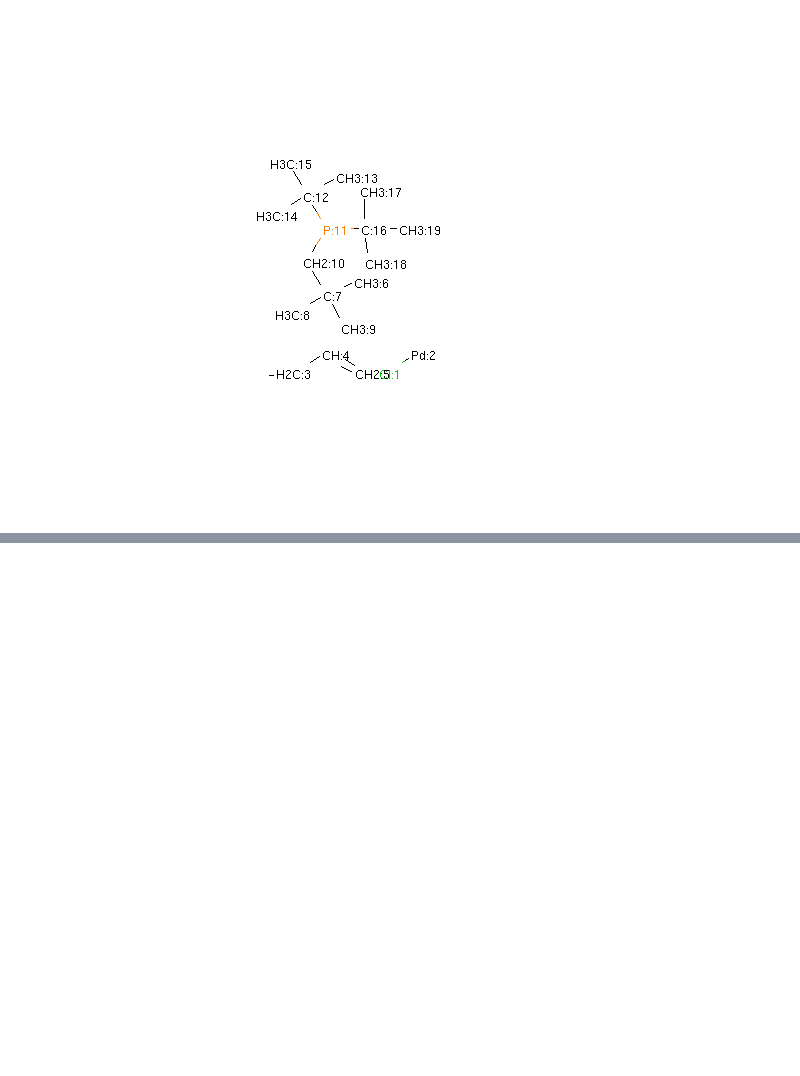
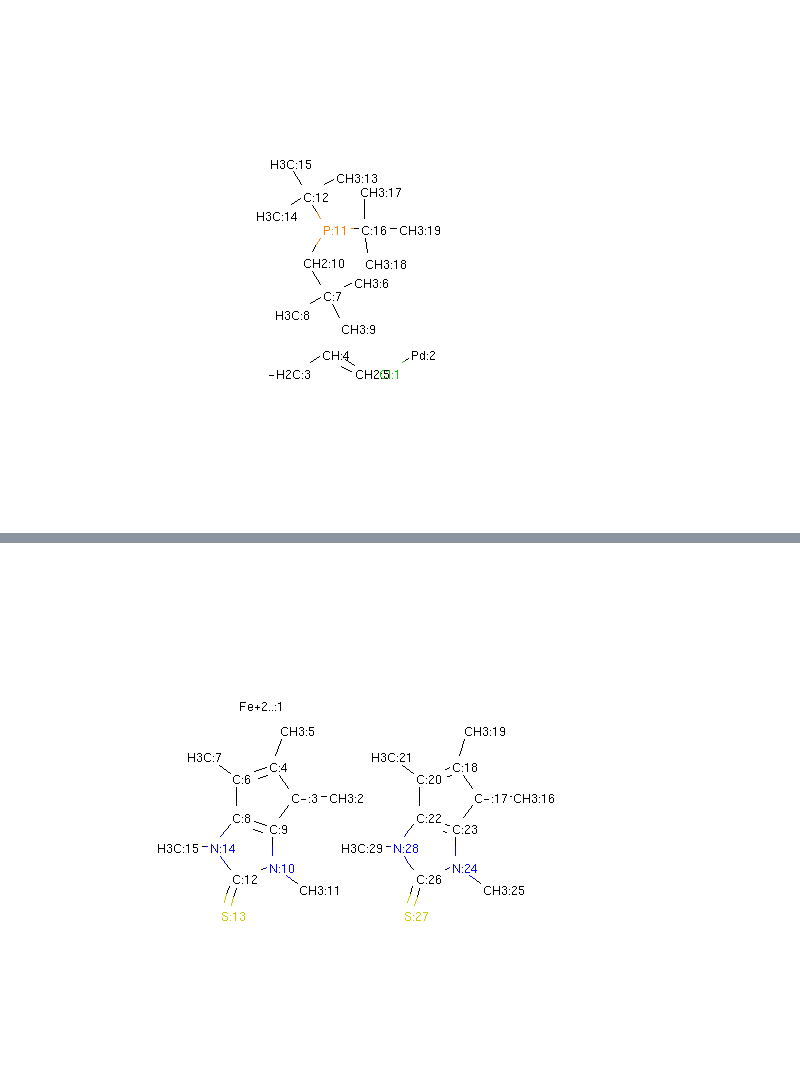
Before and after one commit to ualibweb/UALIB_ChemStructures, a Jupyter notebook: Jupyter_IndexTemplate/Organometallics_PCnonstandardBonds.ipynb, the cells around one changed output, grey strips where cells are left out. Saved outputs shown, nothing was run; the diff lists cells and outputs as text; code cells hidden in the pictures; blank space fills up the shorter version.

```diff
--- a/Jupyter_IndexTemplate/Organometallics_PCnonstandardBonds.ipynb
+++ b/Jupyter_IndexTemplate/Organometallics_PCnonstandardBonds.ipynb
@@ -1912,0 +2101,73 @@ Chem.Draw.MolToImage(UALIB_2100, size=(500, 500))
+# %%
+# UALIB-2784
+
+UALIB_2784 = Chem.MolFromMolBlock("""
+     RDKit          2D
+
+ 29 30  0  0  0  0  0  0  0  0999 V2000
+    0.0000    3.6401    0.0000 Fe  0  0  0  0  0 15  0  0  0  0  0  0
+    2.7760    0.0000    0.0000 C   0  0  0  0  0  0  0  0  0  0  0  0
+    1.2760    0.0000    0.0000 C   0  0  0  0  0  3  0  0  0  0  0  0
+    0.3943    1.2135    0.0000 C   0  0  0  0  0  0  0  0  0  0  0  0
+    0.8578    2.6401    0.0000 C   0  0  0  0  0  0  0  0  0  0  0  0
+   -1.0323    0.7500    0.0000 C   0  0  0  0  0  0  0  0  0  0  0  0
+   -2.2458    1.6317    0.0000 C   0  0  0  0  0  0  0  0  0  0  0  0
+   -1.0323   -0.7500    0.0000 C   0  0  0  0  0  0  0  0  0  0  0  0
+    0.3943   -1.2135    0.0000 C   0  0  0  0  0  0  0  0  0  0  0  0
+    0.3943   -2.7135    0.0000 N   0  0  0  0  0  0  0  0  0  0  0  0
+    1.6078   -3.5952    0.0000 C   0  0  0  0  0  0  0  0  0  0  0  0
+   -1.0323   -3.1771    0.0000 C   0  0  0  0  0  0  0  0  0  0  0  0
+   -1.4958   -4.6036    0.0000 S   0  0  0  0  0  0  0  0  0  0  0  0
+   -1.9140   -1.9635    0.0000 N   0  0  0  0  0  0  0  0  0  0  0  0
+   -3.4140   -1.9635    0.0000 C   0  0  0  0  0  0  0  0  0  0  0  0
+    9.9659    0.0000    0.0000 C   0  0  0  0  0  0  0  0  0  0  0  0
+    8.4659    0.0000    0.0000 C   0  0  0  0  0  3  0  0  0  0  0  0
+    7.5842    1.2135    0.0000 C   0  0  0  0  0  0  0  0  0  0  0  0
+    8.0478    2.6401    0.0000 C   0  0  0  0  0  0  0  0  0  0  0  0
+    6.1577    0.7500    0.0000 C   0  0  0  0  0  0  0  0  0  0  0  0
+    4.9441    1.6317    0.0000 C   0  0  0  0  0  0  0  0  0  0  0  0
+    6.1577   -0.7500    0.0000 C   0  0  0  0  0  0  0  0  0  0  0  0
+    7.5842   -1.2135    0.0000 C   0  0  0  0  0  0  0  0  0  0  0  0
+    7.5842   -2.7135    0.0000 N   0  0  0  0  0  0  0  0  0  0  0  0
+    8.7978   -3.5952    0.0000 C   0  0  0  0  0  0  0  0  0  0  0  0
+    6.1577   -3.1771    0.0000 C   0  0  0  0  0  0  0  0  0  0  0  0
+    5.6941   -4.6036    0.0000 S   0  0  0  0  0  0  0  0  0  0  0  0
+    5.2760   -1.9635    0.0000 N   0  0  0  0  0  0  0  0  0  0  0  0
+    3.7760   -1.9635    0.0000 C   0  0  0  0  0  0  0  0  0  0  0  0
+  2  3  1  0
+  3  4  1  0
+  4  5  1  0
+  4  6  2  0
+  6  7  1  0
+  6  8  1  0
+  8  9  2  0
+  9 10  1  0
+ 10 11  1  0
+ 10 12  1  0
+ 12 13  2  0
+ 12 14  1  0
+ 14 15  1  0
+ 16 17  1  0
+ 17 18  1  0
+ 18 19  1  0
+ 18 20  2  0
+ 20 21  1  0
+ 20 22  1  0
+ 22 23  2  0
+ 23 24  1  0
+ 24 25  1  0
+ 24 26  1  0
+ 26 27  2  0
+ 26 28  1  0
+ 28 29  1  0
+  9  3  1  0
+ 23 17  1  0
+ 14  8  1  0
+ 28 22  1  0
+M  CHG  3   1   2   3  -1  17  -1
+M  END
+""")
+molblock_with_atom_index(UALIB_2784)
+Chem.Draw.MolToImage(UALIB_2784, size=(500, 500))
+# %% [output]
+[figure, added]
```
Also changed, not shown: parts of 14 cells of this notebook, 4 other files.
